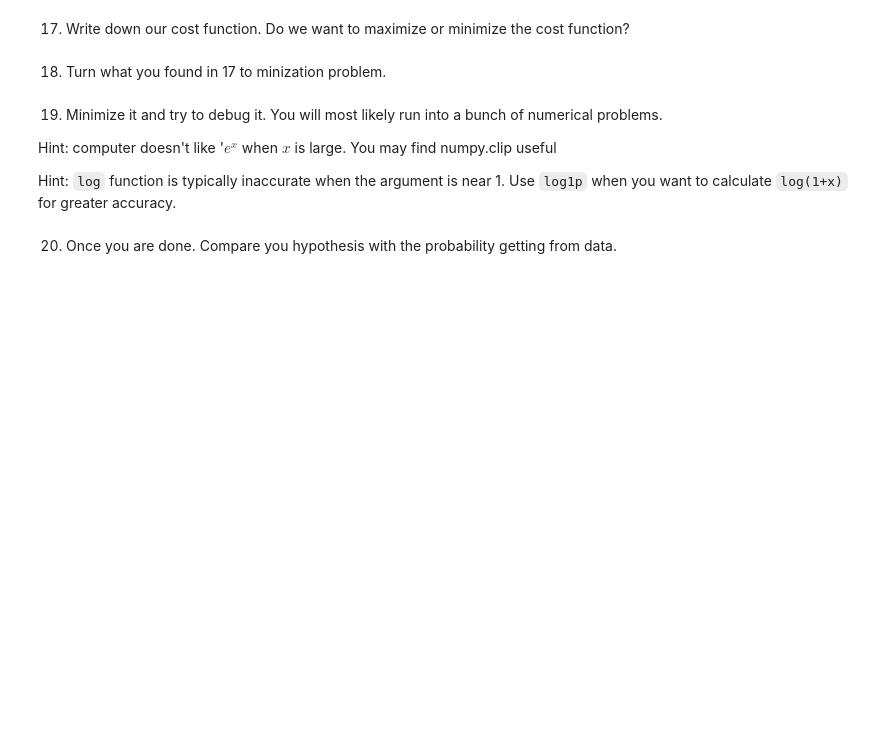
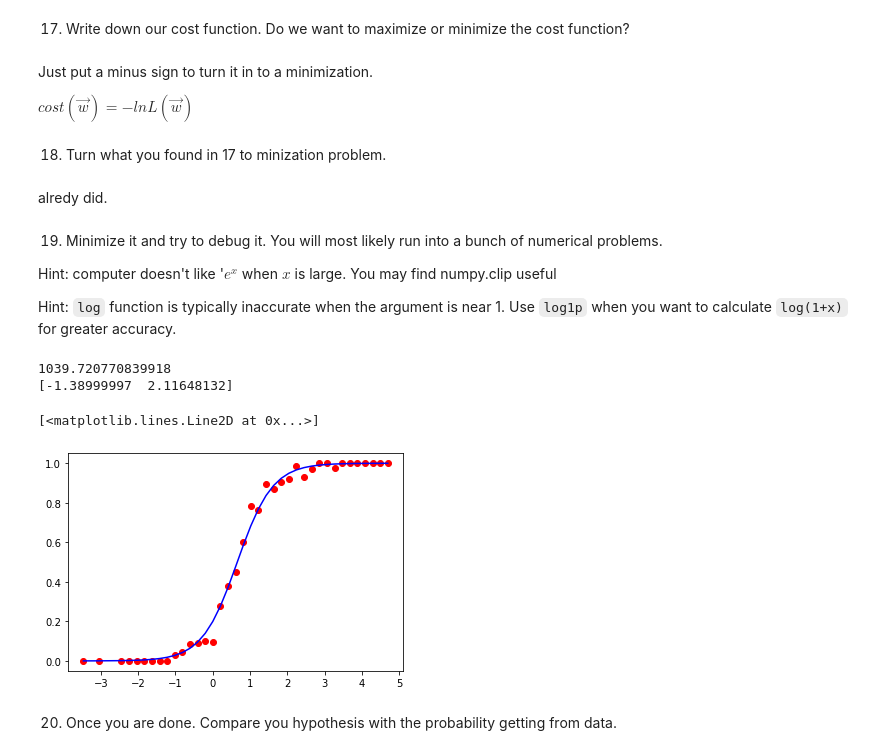
Before and after one commit to muic-pattern-rekt-2018/Exercise-02-Filled, a Jupyter notebook: Exercise 2 Logistic Regression.ipynb, the cells around one changed output. Cells and saved outputs as stored; diff of their text form; code cells hidden in the pictures; blank space fills up the shorter version.

```diff
--- a/Exercise 2 Logistic Regression.ipynb
+++ b/Exercise 2 Logistic Regression.ipynb
@@ -295,12 +298,55 @@ $\ln L = \sum_i \ln \left[ y^{(i)} \theta(\vec{w}\cdot\vec{x^{(i)}}) + (1-y^{(i)
 # %% [markdown]
 17) Write down our cost function. Do we want to maximize or minimize the cost function?
+# %% [markdown]
+Just put a minus sign to turn it in to a minimization.
+
+$cost(\vec{w}) = - ln L(\vec{w})$
 # %% [markdown]
 18) Turn what you found in 17 to minization problem.
+# %% [markdown]
+alredy did.
 # %% [markdown]
 19) Minimize it and try to debug it. You will most likely run into a bunch of numerical problems.
 
 Hint: computer doesn't like '$e^x$ when $x$ is large. You may find numpy.clip useful
 
 Hint: `log` function is typically inaccurate when the argument is near 1. Use `log1p` when you want to calculate `log(1+x)` for greater accuracy.
+# %%
+# recall all the positive is in xps and all the negative is in xms
+# if you do +1 and minus 1 for classes
+padded_xps = np.vstack([np.ones_like(xps), xps]).T
+padded_xms = np.vstack([np.ones_like(xms), xms]).T
+all_xs = np.vstack([padded_xps, padded_xms])
+all_ys = np.hstack([np.ones_like(xps), -np.ones_like(xms)])
+# try print these
+
+def theta(s):
+    return 1/(1+np.exp(-np.clip(s, -50, 50)))
+
+def cost(w):
+    return -np.sum(np.log(theta(all_ys*np.dot(all_xs, w))))
+
+print(cost([0,0]))
+
+
+res = minimize(cost, [0., 1.])
+best_w = res.x
+print(best_w)
+# %% [output]
+1039.720770839918
+[-1.38999997  2.11648132]
+# %%
+#I'm being nice for you
+midpoints = (bins[1:] + bins[:-1])/2.0
+prob = [ [m, x1/(x2+x1)] for m, x1, x2 in zip(midpoints, hp, hm) if x1+x2>0 ]
+xs = np.array([x for x,y in prob])
+ys = [y for x,y in prob]
+plt.plot(xs, ys, 'or')
+
+guess_prob = theta(best_w[0] + best_w[1]*xs)
+plt.plot(xs, guess_prob, '-b')
+# %% [output]
+[<matplotlib.lines.Line2D at 0x...>]
+[figure, added]
 # %% [markdown]
 20) Once you are done. Compare you hypothesis with the probability getting from data.
```
Also changed, not shown: parts of 6 cells of this notebook.
